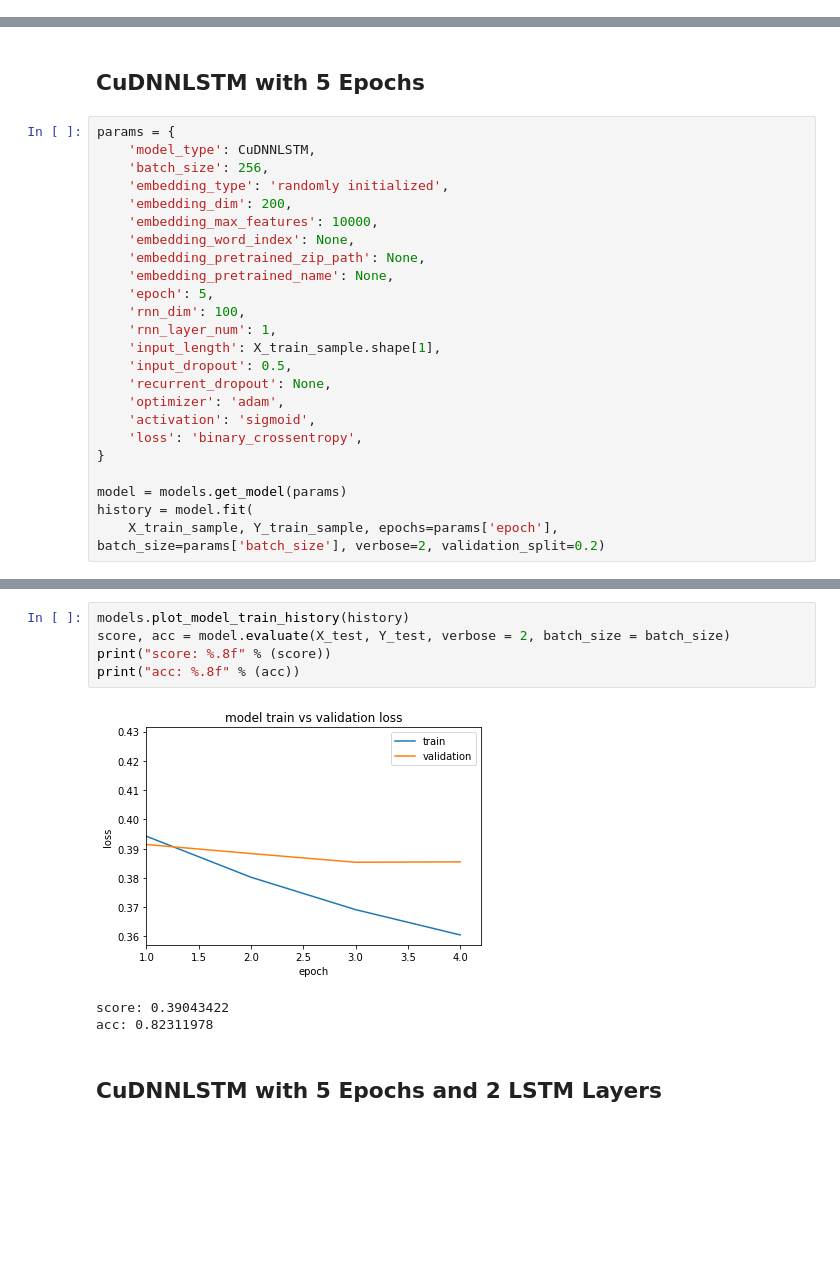
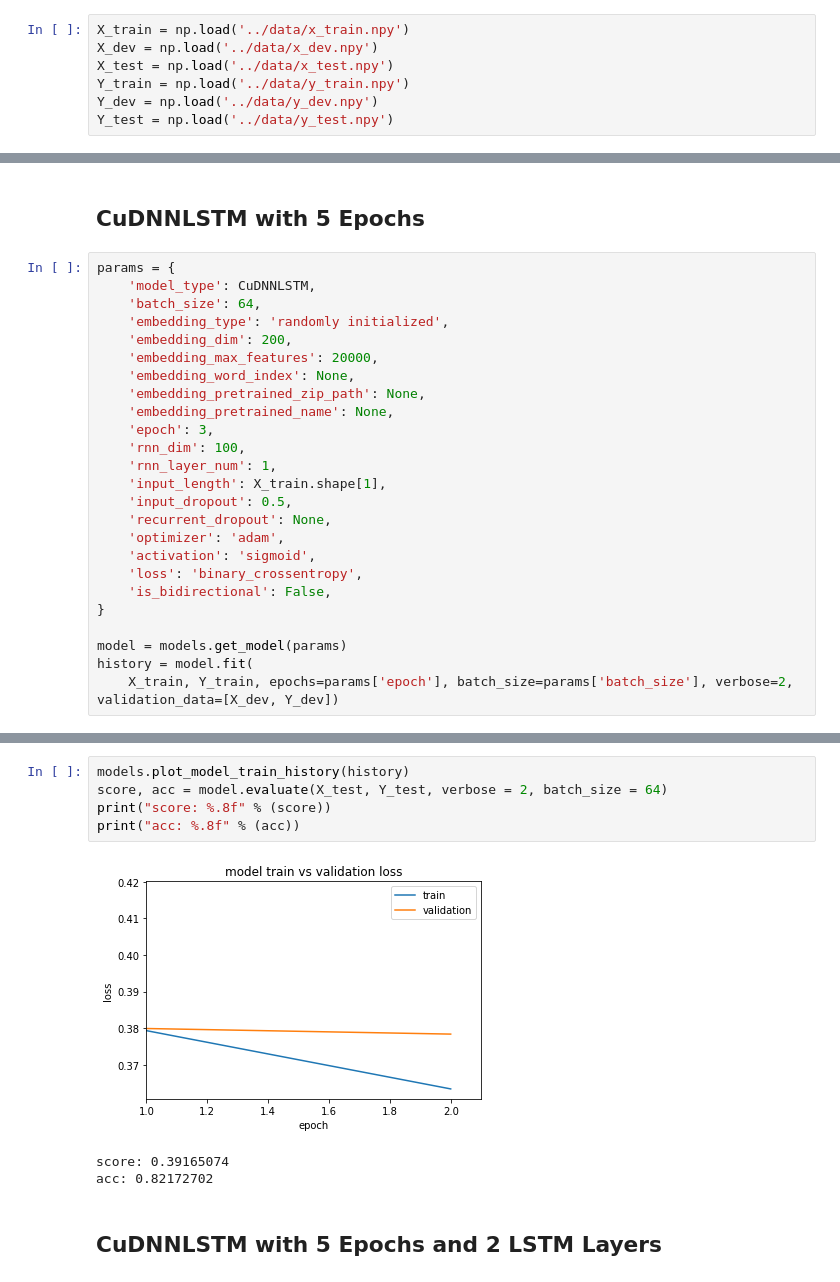
Before and after one commit to jerrysong/sentiment140-analysis, a Jupyter notebook: jerry/rnn.ipynb, the cells around one changed output, grey strips where cells are left out. Cells and saved outputs as stored; diff of their text form; blank space fills up the shorter version.

```diff
--- a/jerry/rnn.ipynb
+++ b/jerry/rnn.ipynb
@@ -188,3 +135,10 @@ X_train_sample, Y_train_sample = X_train[:size_limit], Y_train[:size_limit]
+# %%
+X_train = np.load('../data/x_train.npy')
+X_dev = np.load('../data/x_dev.npy')
+X_test = np.load('../data/x_test.npy')
+Y_train = np.load('../data/y_train.npy')
+Y_dev = np.load('../data/y_dev.npy')
+Y_test = np.load('../data/y_test.npy')
 # %% [markdown]
 We should explore LSTM, CuDNNLSTM, GRU, CuDNNGRU cells. CuDNN cells have following limitations: 1. The activation function has to be `tanh`. 2. It doesn't support dropout.
 # %%
@@ -259,27 +216,28 @@ acc: 0.82729805
 # %%
 params = {
     'model_type': CuDNNLSTM,
-    'batch_size': 256,
+    'batch_size': 64,
     'embedding_type': 'randomly initialized',
     'embedding_dim': 200,
-    'embedding_max_features': 10000,
+    'embedding_max_features': 20000,
     'embedding_word_index': None,
     'embedding_pretrained_zip_path': None,
     'embedding_pretrained_name': None,
-    'epoch': 5,
+    'epoch': 3,
     'rnn_dim': 100,
     'rnn_layer_num': 1,
-    'input_length': X_train_sample.shape[1],
+    'input_length': X_train.shape[1],
     'input_dropout': 0.5,
     'recurrent_dropout': None,
     'optimizer': 'adam',
     'activation': 'sigmoid',
     'loss': 'binary_crossentropy',
+    'is_bidirectional': False,
 }
 
 model = models.get_model(params)
 history = model.fit(
-    X_train_sample, Y_train_sample, epochs=params['epoch'], batch_size=params['batch_size'], verbose=2, validation_split=0.2)
+    X_train, Y_train, epochs=params['epoch'], batch_size=params['batch_size'], verbose=2, validation_data=[X_dev, Y_dev])
 # %% [output]
 _________________________________________________________________
 Layer (type)                 Output Shape              Param #
@@ -301,12 +259,12 @@ Epoch 5/5
 # %%
 models.plot_model_train_history(history)
-score, acc = model.evaluate(X_test, Y_test, verbose = 2, batch_size = batch_size)
+score, acc = model.evaluate(X_test, Y_test, verbose = 2, batch_size = 64)
 print("score: %.8f" % (score))
 print("acc: %.8f" % (acc))
 # %% [output]
-[figure, old version]
+[figure, new version]
-score: 0.39043422
-acc: 0.82311978
+score: 0.39165074
+acc: 0.82172702
 # %% [markdown]
 ## CuDNNLSTM with 5 Epochs and 2 LSTM Layers
 # %%
```
Also changed, not shown: parts of 34 cells of this notebook, 6 other files.
